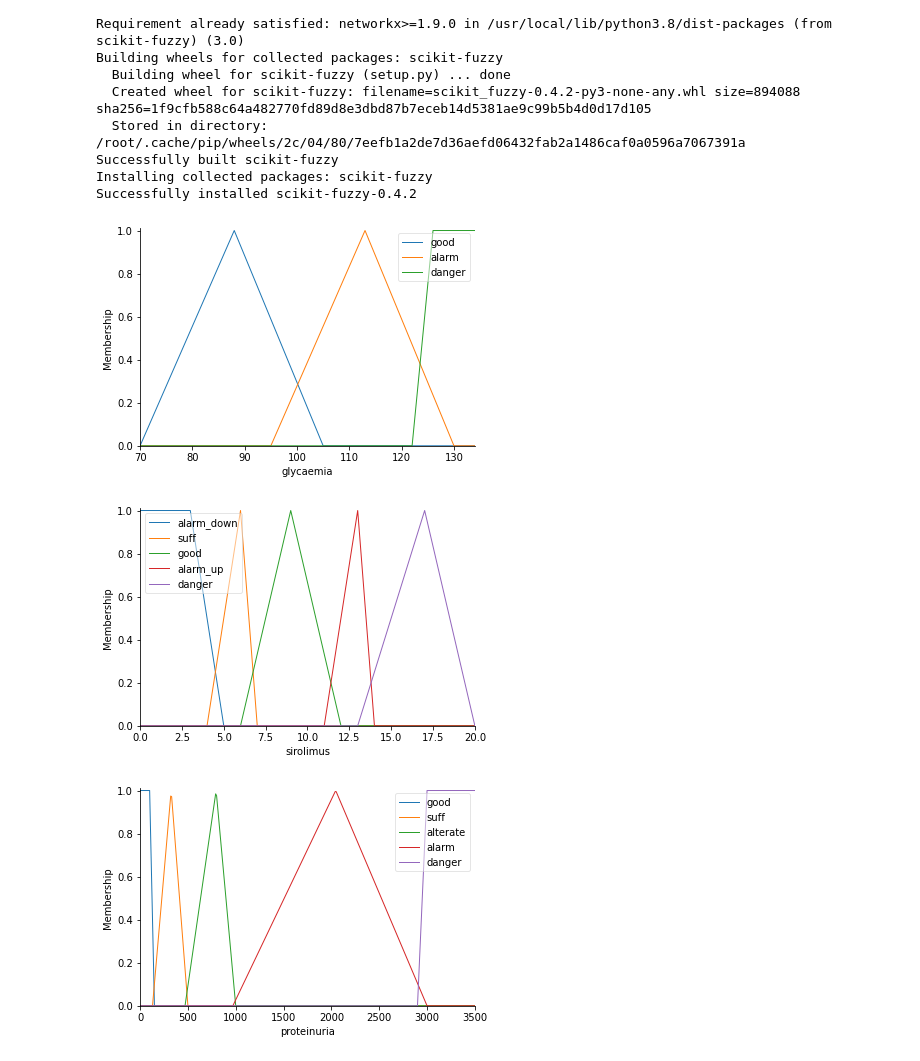
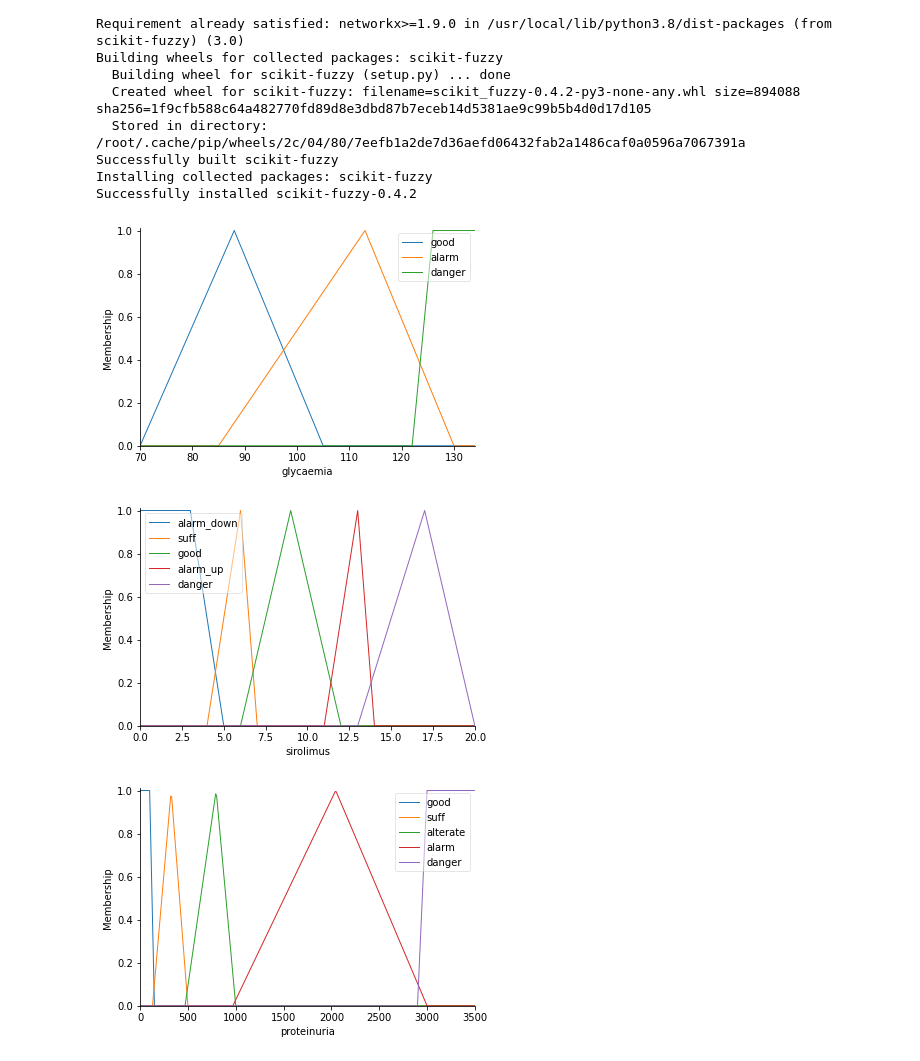
Before and after one commit to cuongcodeF4/Artificial-Intelligence, a Jupyter notebook: ProtFIS.ipynb, the cells around one changed output. Drawn from its saved outputs; the diff is of its cells as text; code cells hidden in the pictures.

```diff
--- a/ProtFIS.ipynb
+++ b/ProtFIS.ipynb
@@ -20,35 +20,35 @@ Successfully installed scikit-fuzzy-0.4.2
 # %%
 import numpy as np
 import skfuzzy as fuzz
 from skfuzzy import control as ctrl
 
 glycaemia = ctrl.Antecedent(np.arange(70,135,1),'glycaemia')
 sirolimus = ctrl.Antecedent(np.arange(0,21,1),'sirolimus')
 proteinuria = ctrl.Consequent(np.arange(0,3510,10),'proteinuria')
 
 #The glycaemia
 glycaemia['good']= fuzz.trimf(glycaemia.universe,[70,88,105])
-glycaemia['alarm']= fuzz.trimf(glycaemia.universe,[95,113,130])
+glycaemia['alarm']= fuzz.trimf(glycaemia.universe,[85,113,130])
 glycaemia['danger']= fuzz.trapmf(glycaemia.universe,[122,126,135,135])
 
 #Blood level of the sirolimus
 sirolimus['alarm_down']= fuzz.trapmf(sirolimus.universe,[0,0,3,5])
 sirolimus['suff']= fuzz.trimf(sirolimus.universe,[4,6,7])
 sirolimus['good']= fuzz.trimf(sirolimus.universe,[6,9,12])
 sirolimus['alarm_up']= fuzz.trimf(sirolimus.universe,[11,13,14])
 sirolimus['danger']= fuzz.trimf(sirolimus.universe,[13,17,20])
 
 proteinuria['good']= fuzz.trapmf(proteinuria.universe,[0,0,100,150])
 proteinuria['suff']= fuzz.trimf(proteinuria.universe,[130,325,500])
 proteinuria['alterate']= fuzz.trimf(proteinuria.universe,[470,795,1000])
 proteinuria['alarm']= fuzz.trimf(proteinuria.universe,[970,2045,3000])
 proteinuria['danger']= fuzz.trapmf(proteinuria.universe,[2900,3000,3500,3500])
 
 glycaemia.view()
 sirolimus.view()
 proteinuria.view()
 # %% [output]
-[figure, old version]
+[figure, new version]
 [figure]
 [figure]
 # %%
```
Also changed, not shown: parts of 1 cell of this notebook.
